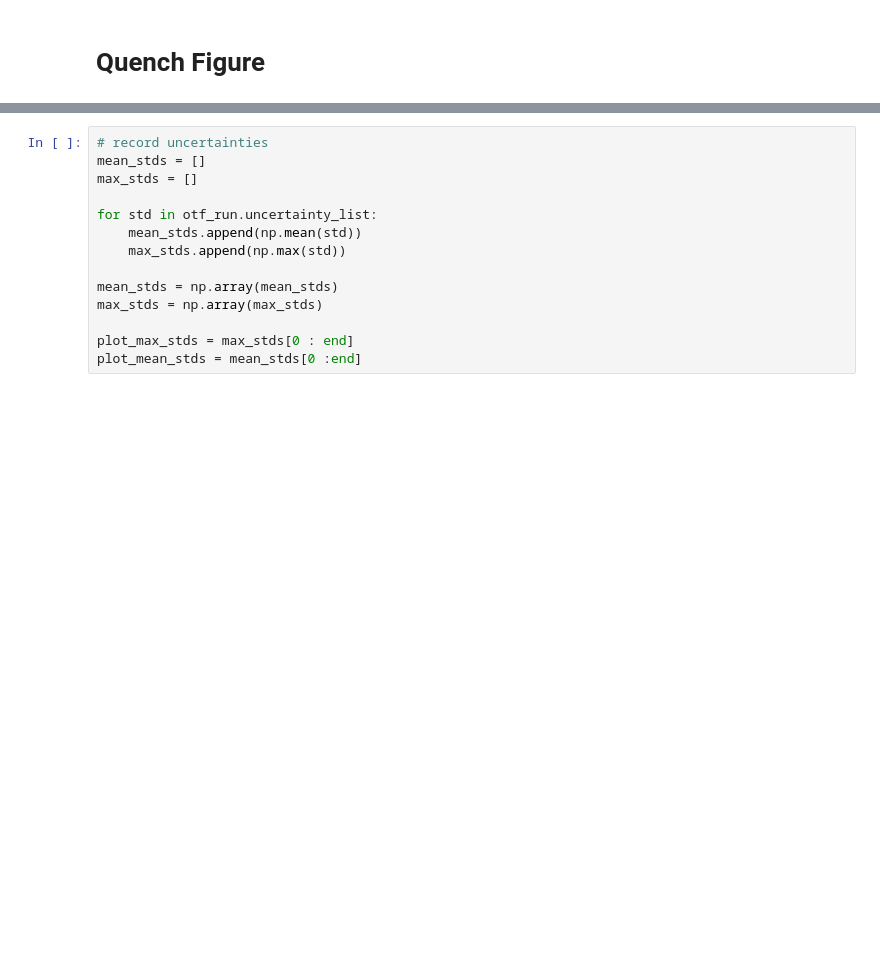
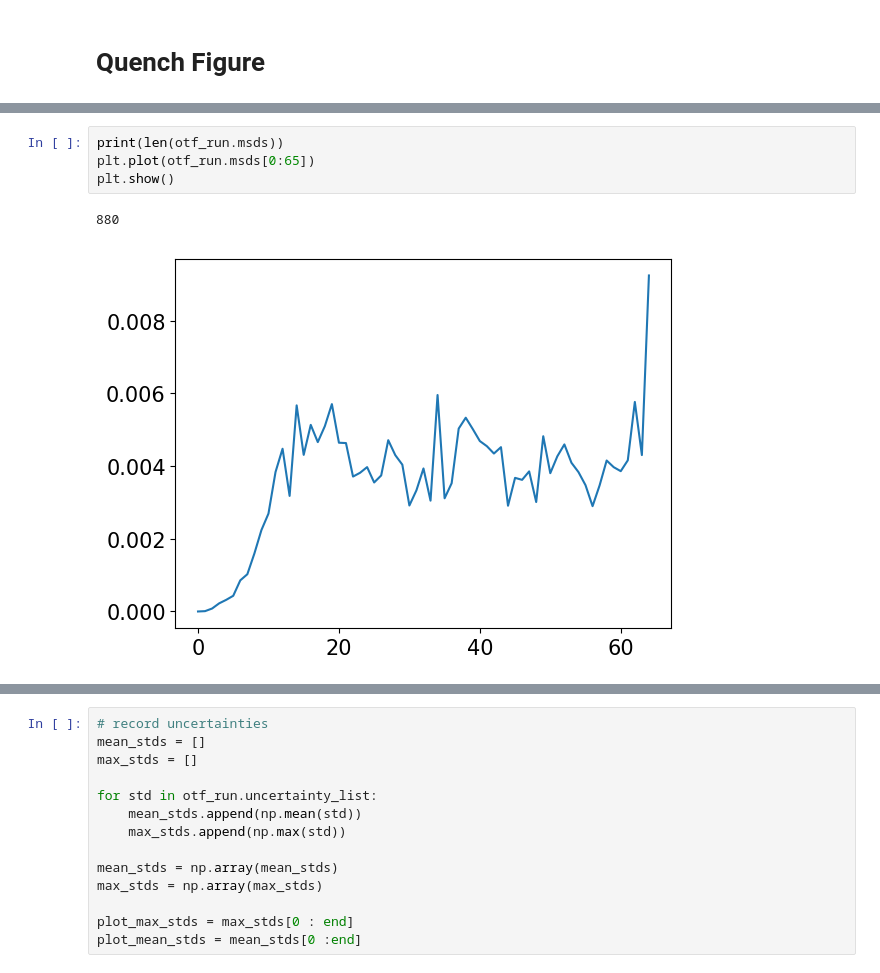
Before and after one commit to mir-group/flare, a Jupyter notebook: paper/Main/Paper_Figures.ipynb, the cells around one changed output, grey strips where cells are left out. Cells and saved outputs as stored; diff of their text form; blank space fills up the shorter version.

```diff
--- a/paper/Main/Paper_Figures.ipynb
+++ b/paper/Main/Paper_Figures.ipynb
@@ -29,0 +220,7 @@ quench_msds = otf_run.msds[0 : end]
+# %%
+print(len(otf_run.msds))
+plt.plot(otf_run.msds[0:65])
+plt.show()
+# %% [output]
+880
+[figure, added]
```
Also changed, not shown: parts of 18 cells of this notebook, 25 other files.
